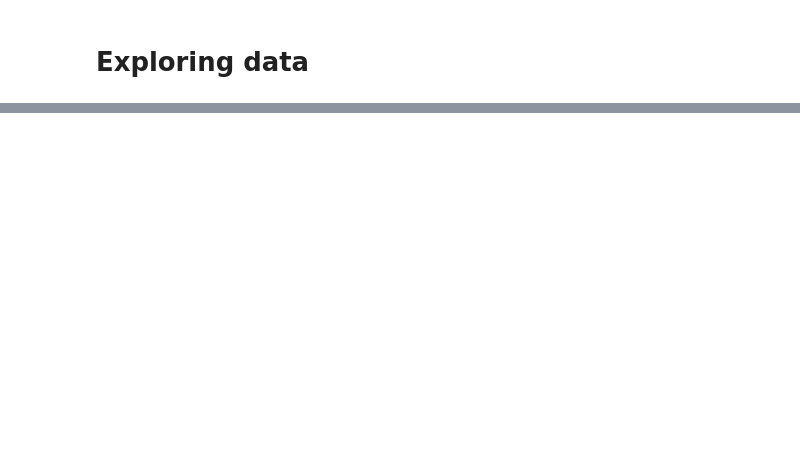
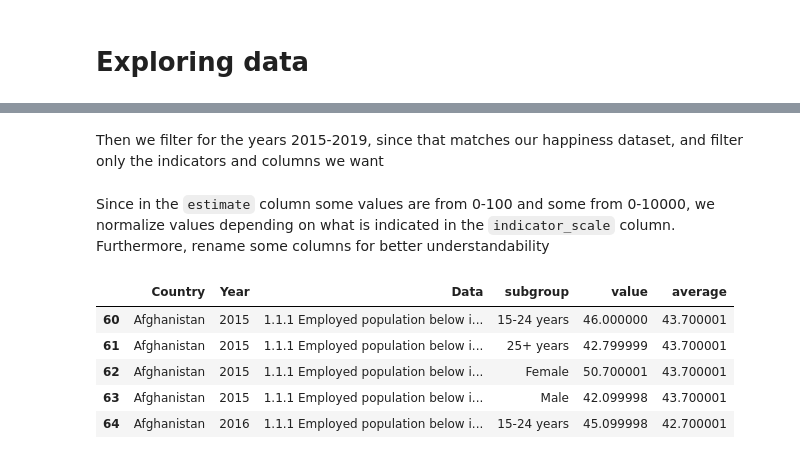
Before and after one commit to lboekestein/DWproject, a Jupyter notebook: src/dataexploring.ipynb, the cells around one changed output, grey strips where cells are left out. Cells and saved outputs as stored; diff of their text form; code cells hidden in the pictures; blank space fills up the shorter version.

```diff
--- a/src/dataexploring.ipynb
+++ b/src/dataexploring.ipynb
@@ -26,0 +82,55 @@ hp_2015.head()
+# %%
+interesting_indicators = [
+    "1.1.1 Employed population below international poverty line (%)",
+    "1.1.1 Employed population below international poverty line (%) - Female",
+    "1.1.1 Employed population below international poverty line (%) - Male",
+    "1.1.1 Population below international poverty line (%)",
+    '3.4.2 Suicide mortality rate (deaths per 100 000 population)',
+    '4.1.2 Completion rate (%)',
+    '4.1.2 Completion rate (%) - Lower secondary education',
+    '4.1.2 Completion rate (%) - Primary education',
+    '4.1.2 Completion rate (%) - Upper secondary education',
+    '8.5.2 Unemployment rate (%)',
+    '8.5.2 Unemployment rate (%) - Female',
+    '8.5.2 Unemployment rate (%) - Male',
+]
+
+columns_keep = [
+    'setting',
+    'date',
+    'indicator_name',
+    'dimension',
+    'subgroup',
+    'estimate',
+    'setting_average',
+    'indicator_scale'
+]
+# %% [markdown]
+Then we filter for the years 2015-2019, since that matches our happiness dataset, and filter only the indicators and columns we want
+# %%
+# filter out years and columns of interest
+sgd = sgd_df[(sgd_df["date"] >= 2015) &
+             (sgd_df["date"] <= 2019) &
+             (sgd_df["indicator_name"].isin(interesting_indicators))][columns_keep]
+# %% [markdown]
+Since in the `estimate` column some values are from 0-100 and some from 0-10000, we normalize values depending on what is indicated in the `indicator_scale` column. Furthermore, rename some columns for better understandability
+# %%
+# normalize estimate based on indicator scale
+sgd['value'] = sgd.apply(lambda row: (row['estimate'] / row['indicator_scale']) * 100, axis=1)
+sgd['average'] = sgd.apply(lambda row: (row['setting_average'] / row['indicator_scale']) * 100, axis=1)
+# drop non-normalizd columns
+sgd_norm = sgd.drop(columns=["estimate", "setting_average", "indicator_scale", "dimension"])
+# rename columns for convenience
+sgd_norm.rename(columns={"setting" : "Country",
+                         "date" : "Year",
+                         "indicator_name" : "Data"},
+                inplace=True)
+# display new head
+sgd_norm.head()
+# %% [output]
+|  | Country | Year | Data | subgroup | value | average |
+| 60 | Afghanistan | 2015 | 1.1.1 Employed population below i... | 15-24 years | 46.000000 | 43.700001 |
+| 61 | Afghanistan | 2015 | 1.1.1 Employed population below i... | 25+ years | 42.799999 | 43.700001 |
+| 62 | Afghanistan | 2015 | 1.1.1 Employed population below i... | Female | 50.700001 | 43.700001 |
+| 63 | Afghanistan | 2015 | 1.1.1 Employed population below i... | Male | 42.099998 | 43.700001 |
+| 64 | Afghanistan | 2016 | 1.1.1 Employed population below i... | 15-24 years | 45.099998 | 42.700001 |
```
Also changed, not shown: parts of 28 cells of this notebook, 1 other file.
